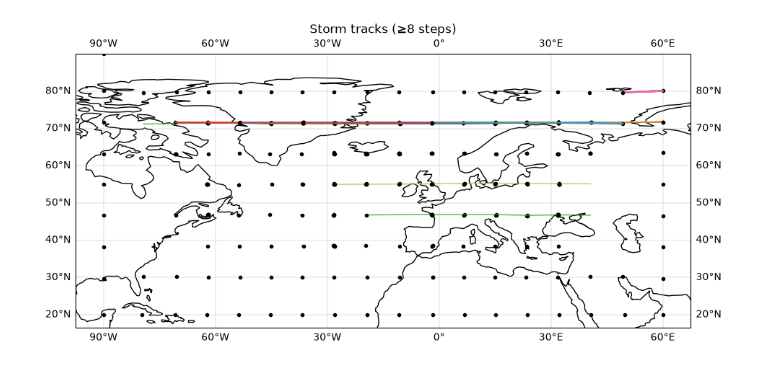
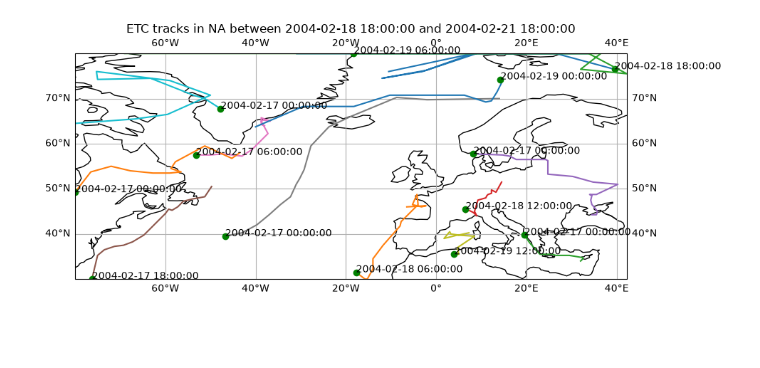
Before and after one commit to AThormann/master_thesis, a Jupyter notebook: PyStormTracker/load_tracks.ipynb, the cells around one changed output. Saved outputs shown, nothing was run; the diff lists cells and outputs as text; code cells hidden in the pictures; blank space fills up the shorter version.

Commit message:
update tracking

```diff
--- a/PyStormTracker/load_tracks.ipynb
+++ b/PyStormTracker/load_tracks.ipynb
@@ -10,3 +14,2 @@ import pystormtracker as pst
 # %%
-tracks = pst.load_tracks("tracks.trackjson")
-print(type(tracks))
+tracks = st.hodges_tracker(input_file_path='/Users/asgerthormann/Documents/uni/master/master_code/master_thesis/data/NA_6h_feb_2004.nc', output_file_name='tracks_6h_feb_2004')
@@ -71,27 +114,4 @@ lons = ((np.asarray(track.lons) + 180) % 360) - 180
 # %%
-def split_at_dateline(lons, lats):
-    """Insert NaNs where a track jumps across the 0/360 or ±180 seam."""
-    lons = np.asarray(lons, dtype=float)
-    lats = np.asarray(lats, dtype=float)
-    jumps = np.where(np.abs(np.diff(lons)) > 180)[0] + 1
-    return np.insert(lons, jumps, np.nan), np.insert(lats, jumps, np.nan)
-
-min_len = 8  # drop short-lived features
-
-fig = plt.figure(figsize=(11, 6))
-ax = plt.axes(projection=ccrs.PlateCarree(central_longitude=0))
-ax.coastlines()
-ax.gridlines(draw_labels=True, linewidth=0.3)
-
-for track in tracks:
-    if len(track) < min_len:
-        continue
-    lons, lats = split_at_dateline(track.lons, track.lats)
-    ax.plot(lons, lats, transform=ccrs.PlateCarree(), lw=1, alpha=0.8)
-    ax.plot(lons[0], lats[0], "o", ms=3, color="k", transform=ccrs.PlateCarree())  # genesis point
-
-ax.set_title(f"Storm tracks (≥{min_len} steps)")
-plt.savefig("tracks_msl.png", dpi=150, bbox_inches="tight")
-plt.show()
+st.plot_tracks(tracks, min_length=10)
 # %% [output]
-[figure, old version]
+[figure, new version]
```
Also changed, not shown: parts of 12 cells of this notebook, 3 other files.
